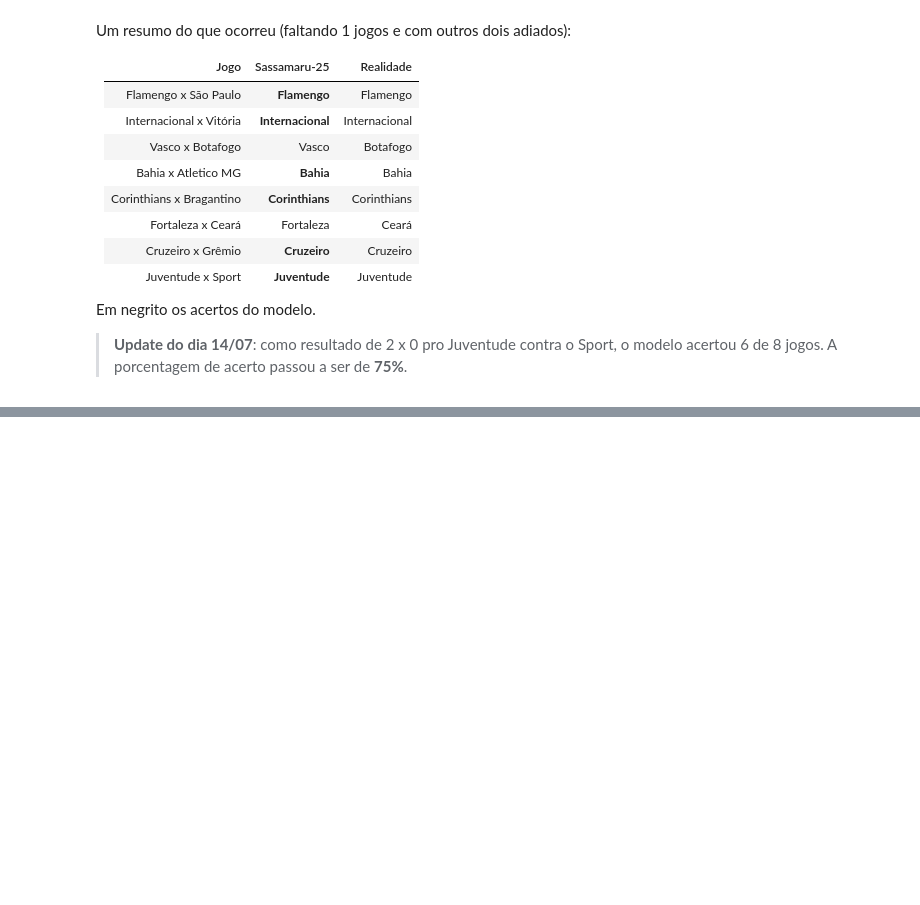
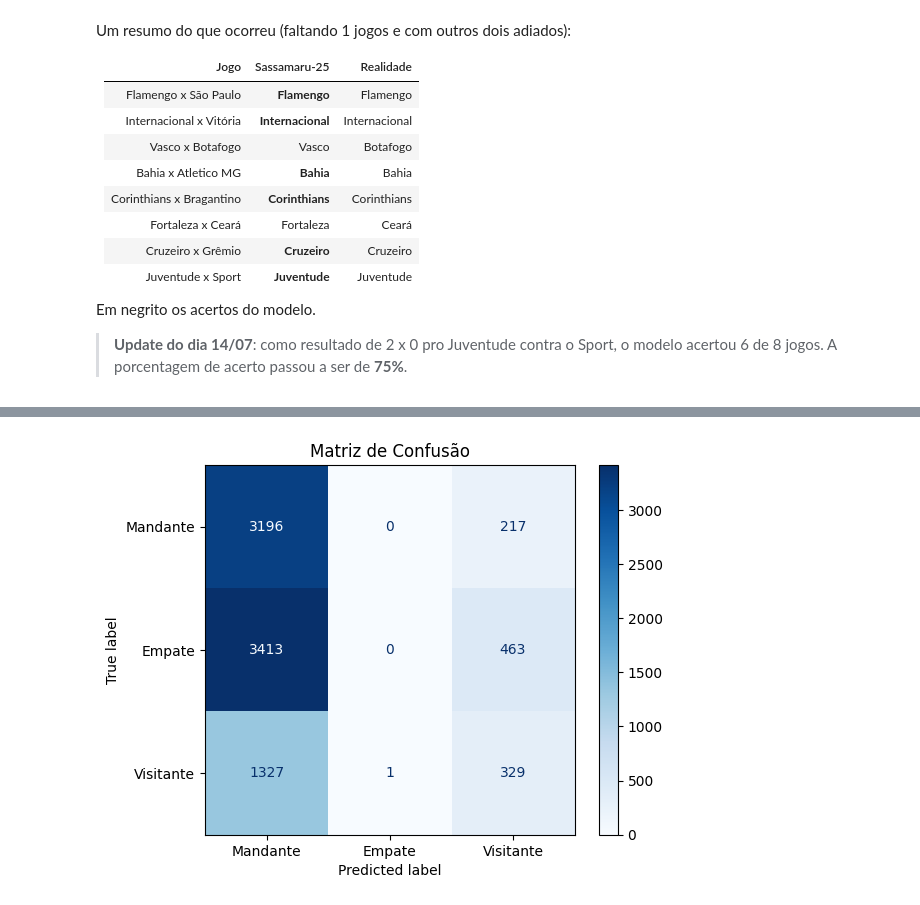
Before and after one commit to mtgr18977/sassamaru-br-25, a Jupyter notebook: modelo-sassamaru-br-25.ipynb, the cells around one changed output, grey strips where cells are left out. Drawn from its saved outputs; the diff is of its cells as text; code cells hidden in the pictures; blank space fills up the shorter version.

Commit message:
Kaggle Notebook | Modelo Sassamaru BR-25 | Version 7

```diff
--- a/modelo-sassamaru-br-25.ipynb
+++ b/modelo-sassamaru-br-25.ipynb
@@ -2783,0 +3237,8 @@ Em negrito os acertos do modelo.
+# %%
+# Substitua o caminho pelo seu arquivo no Kaggle
+df_real = pd.read_csv('/kaggle/input/13rodada/campeonato-brasileiro-full.csv')
+
+# Limpeza e normalização
+df_real['mandante'] = df_real['mandante'].str.strip().str.lower()
+df_real['visitante'] = df_real['visitante'].str.strip().str.lower()
+df_real['resultado'] = df_real['resultado'].str.capitalize()
@@ -2783,0 +3394,84 @@ Em negrito os acertos do modelo.
+# %%
+import numpy as np
+import pandas as pd
+from sklearn.metrics import log_loss, accuracy_score, brier_score_loss, confusion_matrix, ConfusionMatrixDisplay
+import matplotlib.pyplot as plt
+
+# 1. Gerar df_pred
+preds = []
+for _, row in df_real.iterrows():
+    try:
+        p = prever_partida_hibrido(row['mandante'], row['visitante'], context)
+        p['resultado_real'] = row['resultado']
+        preds.append(p)
+    except Exception:
+        continue
+df_pred = pd.DataFrame(preds)
+
+# 2. Mapear resultado_real para classe única
+def map_label(row):
+    if row['resultado_real'] == row['Mandante']:
+        return 'Mandante'
+    elif row['resultado_real'] == row['Visitante']:
+        return 'Visitante'
+    else:
+        return 'Empate'
+df_pred['label_real'] = df_pred.apply(map_label, axis=1)
+
+# 3. Preparar y_true, y_pred, y_probs (0–1)
+y_true = df_pred['label_real'].tolist()
+y_probs = (df_pred[['P(Mandante)%','P(Empate)%','P(Visitante)%']] / 100).values
+classes = ['Mandante','Empate','Visitante']
+y_pred = [classes[np.argmax(p)] for p in y_probs]
+
+# 4. Log Loss e Accuracy
+label_to_int = {'Mandante':0,'Empate':1,'Visitante':2}
+y_true_int = [label_to_int[l] for l in y_true]
+ll = log_loss(y_true_int, y_probs, labels=[0,1,2])
+acc = accuracy_score(y_true, y_pred)
+print(f"Log Loss: {ll:.4f}, Accuracy: {acc:.4f}")
+
+# 5. Brier Score
+brier = {}
+for i, lbl in enumerate(classes):
+    y_t = [1 if l == lbl else 0 for l in y_true]
+    y_p = y_probs[:, i]
+    brier[lbl] = brier_score_loss(y_t, y_p)
+brier['Médio'] = np.mean(list(brier.values()))
+print("Brier Scores:", {k: round(v,4) for k,v in brier.items()})
+
+# 6. Matriz de Confusão
+cm = confusion_matrix(y_true, y_pred, labels=classes)
+disp = ConfusionMatrixDisplay(confusion_matrix=cm, display_labels=classes)
+plt.figure(figsize=(6,4))
+disp.plot(cmap='Blues', values_format='d')
+plt.title("Matriz de Confusão")
+plt.show()
+
+# 7. Curva de Confiabilidade
+def plot_calibration(df, classes, buckets=np.arange(0,1.01,0.1)):
+    conf, obs = {c:[] for c in classes}, {c:[] for c in classes}
+    for lbl in classes:
+        y_t = np.array([1 if l==lbl else 0 for l in df['label_real']])
+        y_p = np.array(df[f'P({lbl})%'] / 100)
+        for i in range(len(buckets)-1):
+            mask = (y_p >= buckets[i]) & (y_p < buckets[i+1])
+            if mask.sum():
+                conf[lbl].append(y_p[mask].mean())
+                obs[lbl].append(y_t[mask].mean())
+            else:
+                conf[lbl].append(np.nan)
+                obs[lbl].append(np.nan)
+    plt.figure(figsize=(8,6))
+    for lbl in classes:
+        plt.plot(conf[lbl], obs[lbl], marker='o', label=lbl)
+    plt.plot([0,1],[0,1],'k--')
+    plt.xlabel("Probabilidade Prevista")
+    plt.ylabel("Frequência Observada")
+    plt.title("Curva de Confiabilidade")
+    plt.legend()
+    plt.grid(True)
+    plt.show()
+
+plot_calibration(df_pred, classes)
+# %% [output]
@@ -2783,0 +3481 @@ Em negrito os acertos do modelo.
+[figure, added]
```
Also changed, not shown: parts of 29 cells of this notebook.
